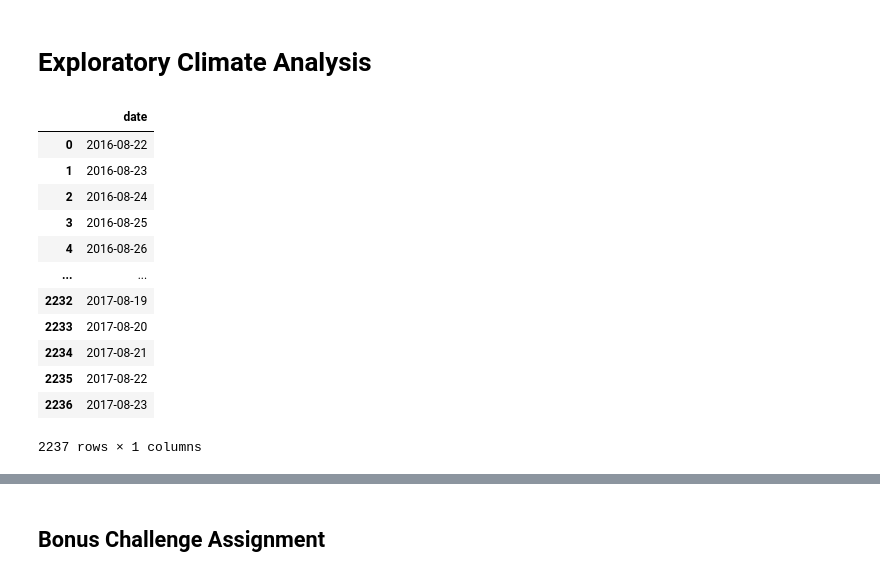
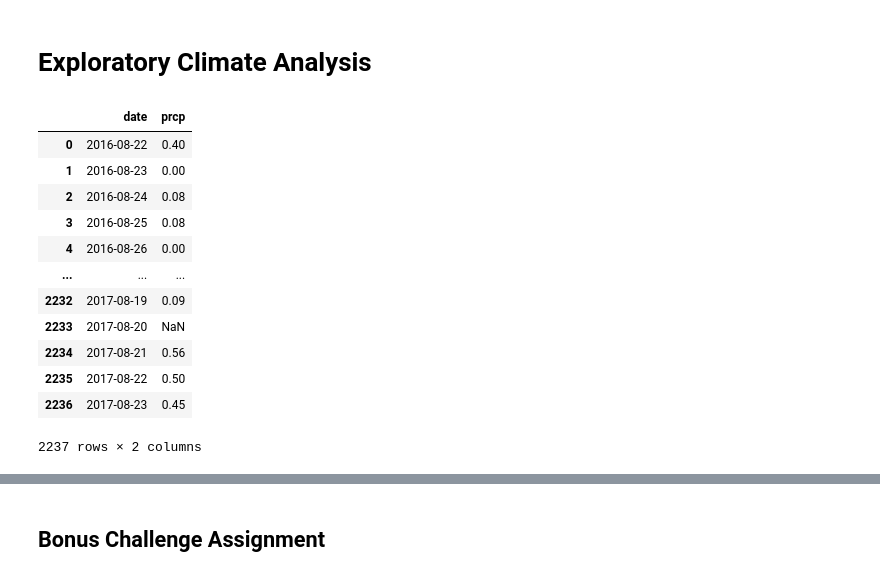
Before and after one commit to arvinseeva/sqlalchemy-challenge, a Jupyter notebook: climate_starter.ipynb, the cells around one changed output, grey strips where cells are left out. Drawn from its saved outputs; the diff is of its cells as text; code cells hidden in the pictures.

```diff
--- a/climate_starter.ipynb
+++ b/climate_starter.ipynb
@@ -39,24 +39,24 @@ conn = engine.connect()
 # %% [markdown]
 # Exploratory Climate Analysis
 # %%
-# Design a query to retrieve the last 12 months of precipitation data and plot the results
+# Design a query to retrieve the last 12 months of precipitation data
 #all_data = pd.read_sql("SELECT * FROM Measurement", conn)
 #all_data.tail()
 #last date is 23-08-2017, therefore one year before is 22-08-2016
 
-all_data = pd.read_sql("SELECT date FROM Measurement WHERE date >= '2016-08-22'", conn)
+all_data = pd.read_sql("SELECT date, prcp FROM Measurement WHERE date >= '2016-08-22'", conn)
 all_data
 # %% [output]
-|  | date |
-| 0 | 2016-08-22 |
-| 1 | 2016-08-23 |
-| 2 | 2016-08-24 |
-| 3 | 2016-08-25 |
-| 4 | 2016-08-26 |
-| ... | ... |
-| 2232 | 2017-08-19 |
-| 2233 | 2017-08-20 |
-| 2234 | 2017-08-21 |
-| 2235 | 2017-08-22 |
-| 2236 | 2017-08-23 |
+|  | date | prcp |
+| 0 | 2016-08-22 | 0.40 |
+| 1 | 2016-08-23 | 0.00 |
+| 2 | 2016-08-24 | 0.08 |
+| 3 | 2016-08-25 | 0.08 |
+| 4 | 2016-08-26 | 0.00 |
+| ... | ... | ... |
+| 2232 | 2017-08-19 | 0.09 |
+| 2233 | 2017-08-20 | NaN |
+| 2234 | 2017-08-21 | 0.56 |
+| 2235 | 2017-08-22 | 0.50 |
+| 2236 | 2017-08-23 | 0.45 |
-2237 rows × 1 columns
+2237 rows × 2 columns
```
Also changed, not shown: parts of 2 cells of this notebook.
